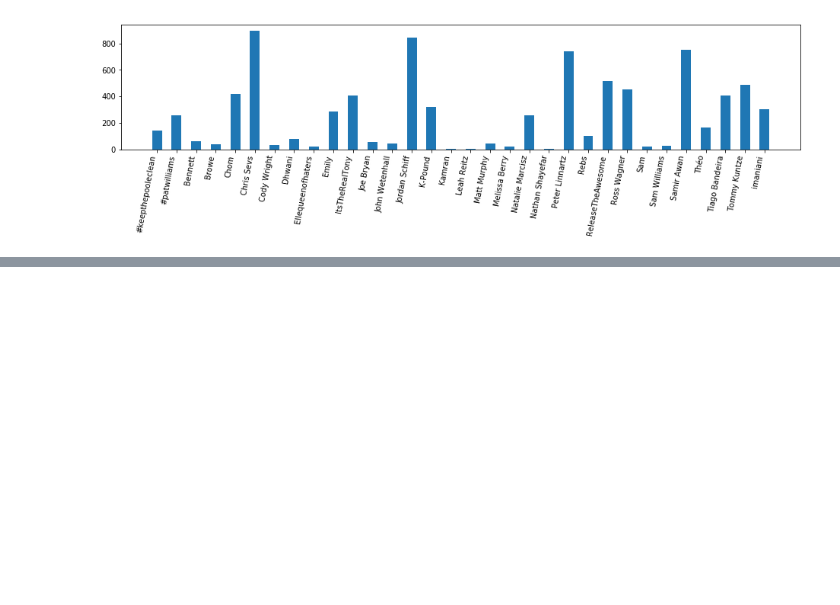
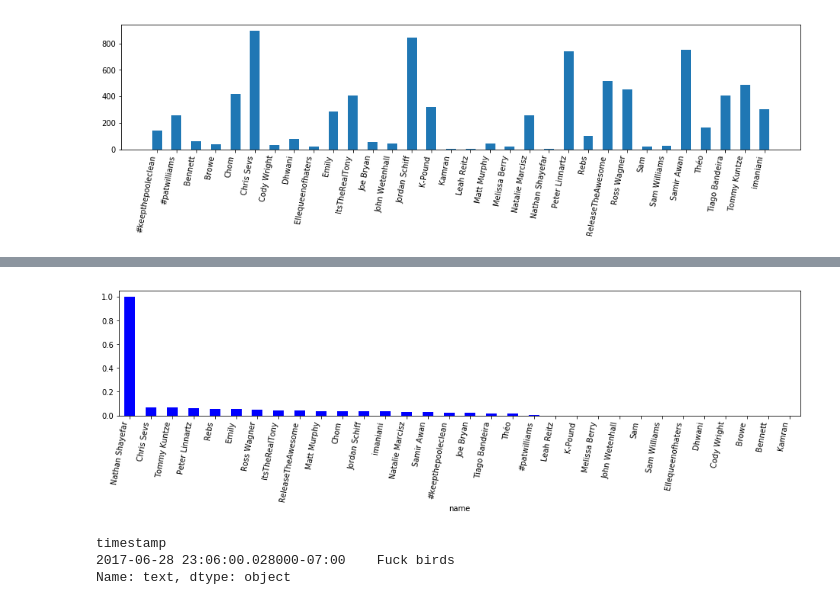
Before and after one commit to joeb1415/line, a Jupyter notebook: line_analysis.ipynb, the cells around one changed output, grey strips where cells are left out. Drawn from its saved outputs; the diff is of its cells as text; code cells hidden in the pictures; blank space fills up the shorter version.

```diff
--- a/line_analysis.ipynb
+++ b/line_analysis.ipynb
@@ -132,0 +173,21 @@ records[:100]
+# %%
+text_only = records.copy()
+text_only = text_only[text_only['sticker'] == 0]
+text_only = text_only[text_only['photo'] == 0]
+text_count = text_only.groupby('name')['timestamp'].agg('count')
+# %%
+swear_count = text_only.groupby('name')['bad_words'].agg('sum')
+
+swear_rate = swear_count / text_count
+swear_rate = swear_rate.sort_values(ascending=False)
+
+ax = swear_rate.plot(kind='bar', rot=80, figsize=(16, 3), color='b')
+ax = ax.set_xticklabels(ax.get_xticklabels(), ha='right')
+# %% [output]
+[figure, added]
+# %%
+print(text_only[text_only['name'] == 'Nathan Shayefar']['text'])
+# %% [output]
+timestamp
+2017-06-28 23:06:00.028000-07:00    Fuck birds
+Name: text, dtype: object
```
Also changed, not shown: parts of 27 cells of this notebook, 11 other files.
